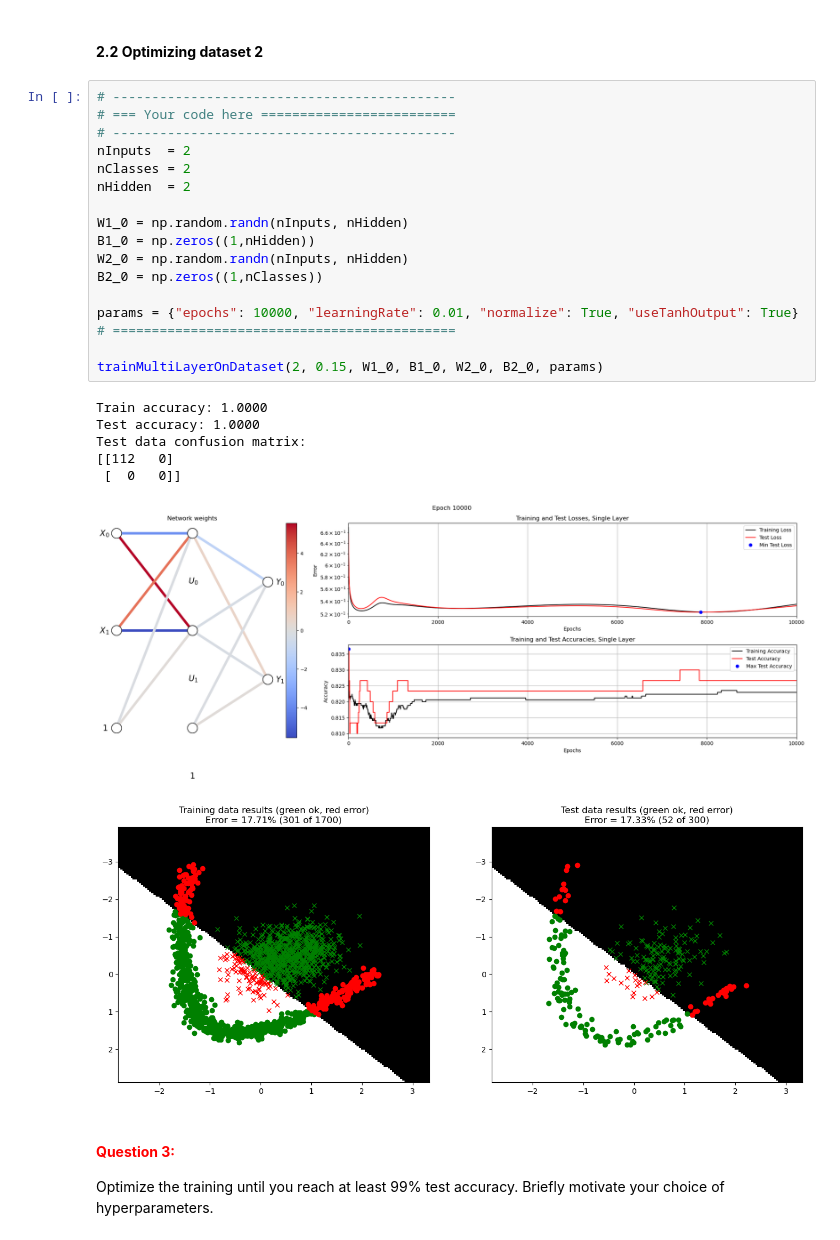
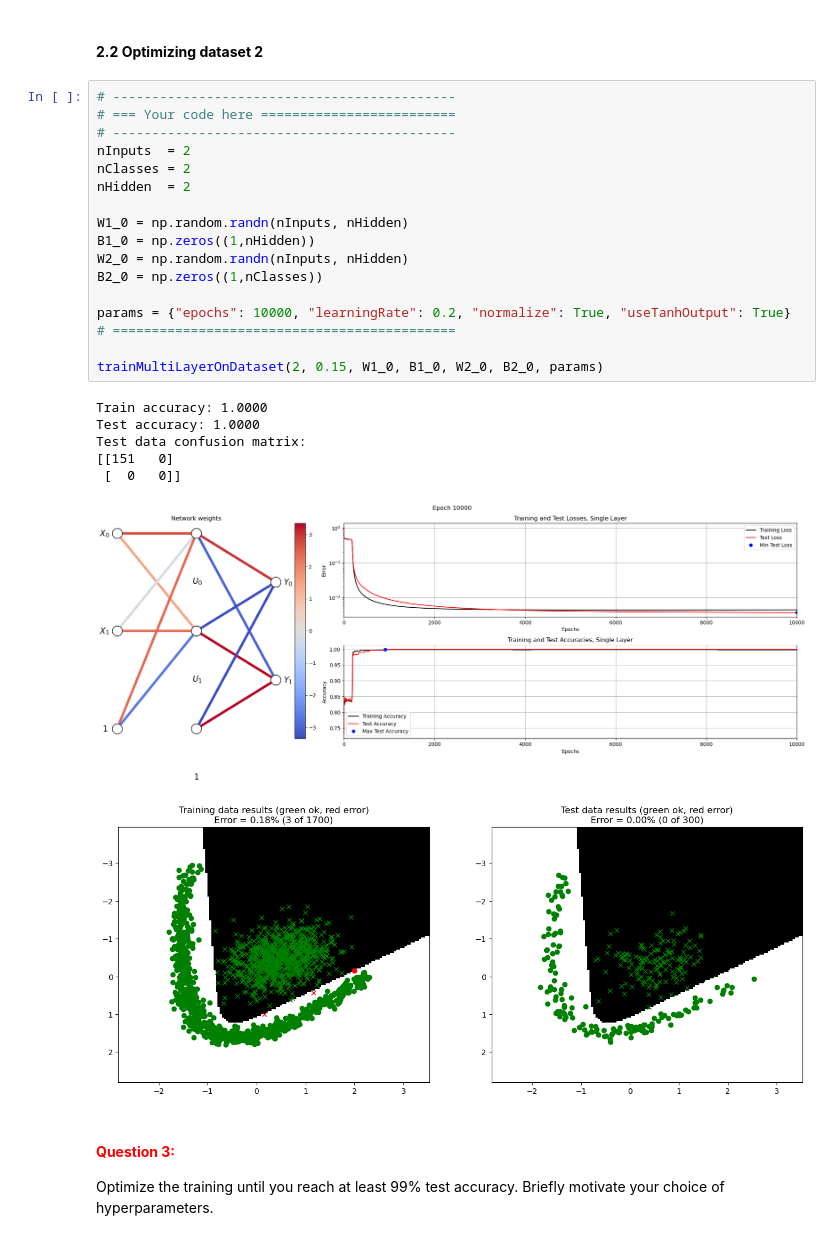
Before and after one commit to hugo-morvan/Neural_Networks, a Jupyter notebook: LabCode/A1_Supervised/main3_MultiLayer.ipynb, the cells around one changed output. Saved outputs shown, nothing was run; the diff lists cells and outputs as text.

```diff
--- a/LabCode/A1_Supervised/main3_MultiLayer.ipynb
+++ b/LabCode/A1_Supervised/main3_MultiLayer.ipynb
@@ -403,28 +403,28 @@ The bais and weights were set to zero as classes are linearly seperables by a li
 # %%
 # --------------------------------------------
 # === Your code here =========================
 # --------------------------------------------
 nInputs  = 2
 nClasses = 2
 nHidden  = 2
 
 W1_0 = np.random.randn(nInputs, nHidden)
 B1_0 = np.zeros((1,nHidden))
 W2_0 = np.random.randn(nInputs, nHidden)
 B2_0 = np.zeros((1,nClasses))
 
-params = {"epochs": 10000, "learningRate": 0.01, "normalize": True, "useTanhOutput": True}
+params = {"epochs": 10000, "learningRate": 0.2, "normalize": True, "useTanhOutput": True}
 # ============================================
 
 trainMultiLayerOnDataset(2, 0.15, W1_0, B1_0, W2_0, B2_0, params)
 # %% [output]
 Train accuracy: 1.0000
 Test accuracy: 1.0000
 Test data confusion matrix:
-[[112   0]
+[[151   0]
  [  0   0]]
-[figure, old version]
+[figure, new version]
-[figure, old version]
+[figure, new version]
 # %% [markdown]
 #### **<span style="color:red">Question 3:</span>**
 
```
Also changed, not shown: parts of 5 cells of this notebook.
